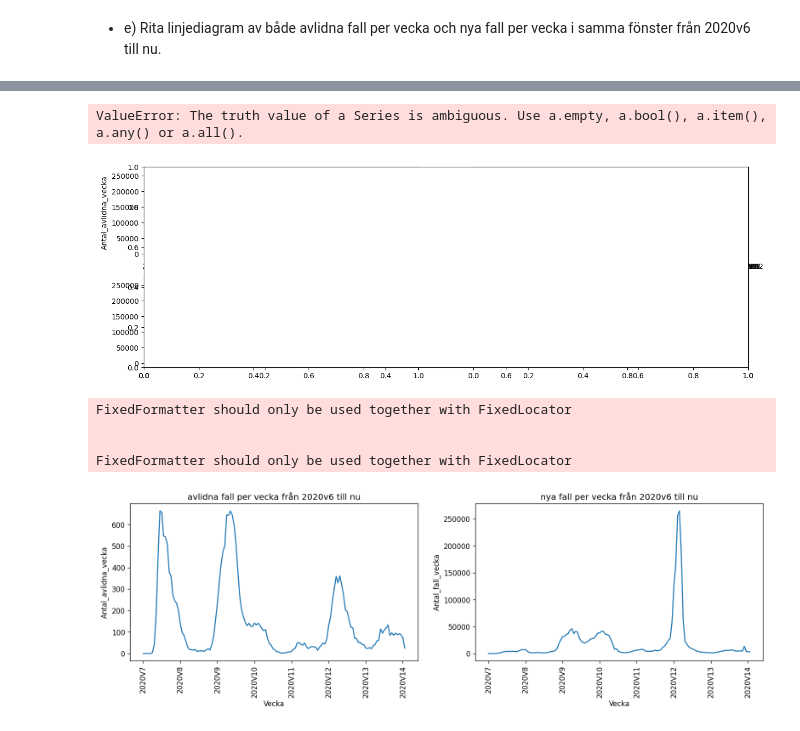
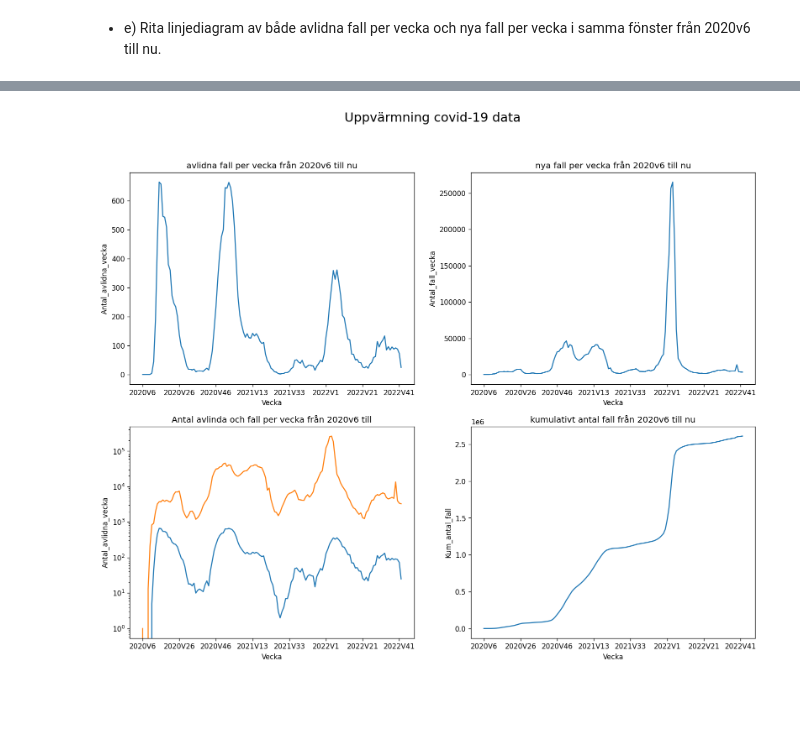
Before and after one commit to VineelaNedunuri/Databehandling-Vineela-Nedunuri, a Jupyter notebook: Labb/Covid19.ipynb, the cells around one changed output, grey strips where cells are left out. Saved outputs shown, nothing was run; the diff lists cells and outputs as text; code cells hidden in the pictures; blank space fills up the shorter version.

Commit message:
labb

```diff
--- a/Labb/Covid19.ipynb
+++ b/Labb/Covid19.ipynb
@@ -212,36 +181,3 @@ ax2.set_yscale("log")
 # %%
 fig = px.line(df, x="Vecka", y=["Antal_avlidna_vecka", "Antal_fall_vecka"], title= "Antal avlinda och fall per vecka från 2020v6 till nu")
 fig.show()
-# %%
-fig, axes = plt.subplots(2, 2, figsize=(15, 5), sharey=True)
-#fig.suptitle('Seaborn plot')
-
-ax = plt.axes()
-sns.lineplot(ax=axes[0, 0], data=df, x='Vecka', y='Antal_avlidna_vecka')
-sns.boxplot(ax=axes[0, 1], data=df, x='Vecka', y='Antal_fall_vecka')
-sns.boxplot(ax=axes[1, 0], data=df, x='Vecka', y=['Antal_avlidna_vecka','Antal_fall_vecka'])
-sns.boxplot(ax=axes[1, 1], data=df, x='Vecka', y='Kum_antal_fall')
-ax.xaxis.set_major_locator(plt.MaxNLocator(10))
-# %% [output]
-ValueError: The truth value of a Series is ambiguous. Use a.empty, a.bool(), a.item(), a.any() or a.all().
-[figure, removed]
-# %%
-fig, axes = plt.subplots(1, 2, figsize=(16, 4), dpi=120)
-titles = ["avlidna fall per vecka från 2020v6 till nu", "nya fall per vecka från 2020v6 till nu"]
-data_frames = (df["Antal_avlidna_vecka"], df["Antal_fall_vecka"])
-y_columns = ["Antal_avlidna_vecka", "Antal_fall_vecka",]
-
-
-for i, (data, title) in enumerate(zip(data_frames, titles)):
-    sns.lineplot(data=df, x = "Vecka", y = y_columns[i], ax = axes[i])
-    axes[i].set(title = title)
-    axes[i].set_xticklabels(axes[i].get_xticklabels(), rotation = 90)
-    axes[i].xaxis.set_major_locator(plt.MaxNLocator(8))
-
-#plt.savefig("../assets/top_calories_food.png", facecolor = "white", bbox_inches = "tight")
-# %% [output]
-FixedFormatter should only be used together with FixedLocator
-
-
-FixedFormatter should only be used together with FixedLocator
-[figure, removed]
@@ -247,0 +189,20 @@ FixedFormatter should only be used together with FixedLocator
+# %%
+#define dimensions of subplots (rows, columns)
+fig, axes = plt.subplots(2, 2, figsize=(16, 12), dpi=120)
+fig.suptitle('Uppvärmning covid-19 data', fontsize = 18)
+
+#create chart in each subplot
+ax1= sns.lineplot(data=df, x='Vecka', y='Antal_avlidna_vecka', ax=axes[0,0]).set(title ="avlidna fall per vecka från 2020v6 till nu")
+ax2= sns.lineplot(data=df, x='Vecka', y='Antal_fall_vecka', ax=axes[0,1]).set(title ="nya fall per vecka från 2020v6 till nu")
+ax3= sns.lineplot(data=df, x='Vecka', y='Antal_avlidna_vecka', ax=axes[1,0]).set(title="Antal avlinda och fall per vecka från 2020v6 till" )
+ax4= sns.lineplot(data=df, x='Vecka', y='Antal_fall_vecka', ax=axes[1,0])
+ax5= sns.lineplot(data=df, x='Vecka', y='Kum_antal_fall', ax=axes[1,1]).set(title = "kumulativt antal fall från 2020v6 till nu" )
+ax4.set_yscale("log") # set yscale
+
+for row in range(2):
+    for col in range(2):
+        axes[row, col].xaxis.set_major_locator(plt.MaxNLocator(10))
+
+plt.savefig("../Labb/Visualiseringar/seaborn_graphs.png", facecolor = "white", bbox_inches = "tight")
+# %% [output]
+[figure, added]
```
Also changed, not shown: parts of 4 cells of this notebook.
